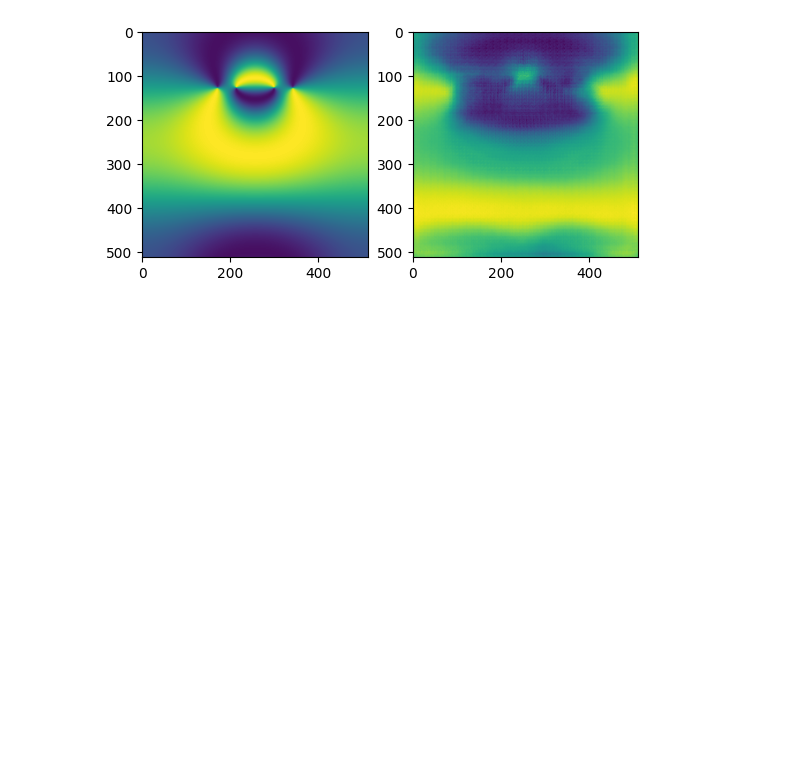
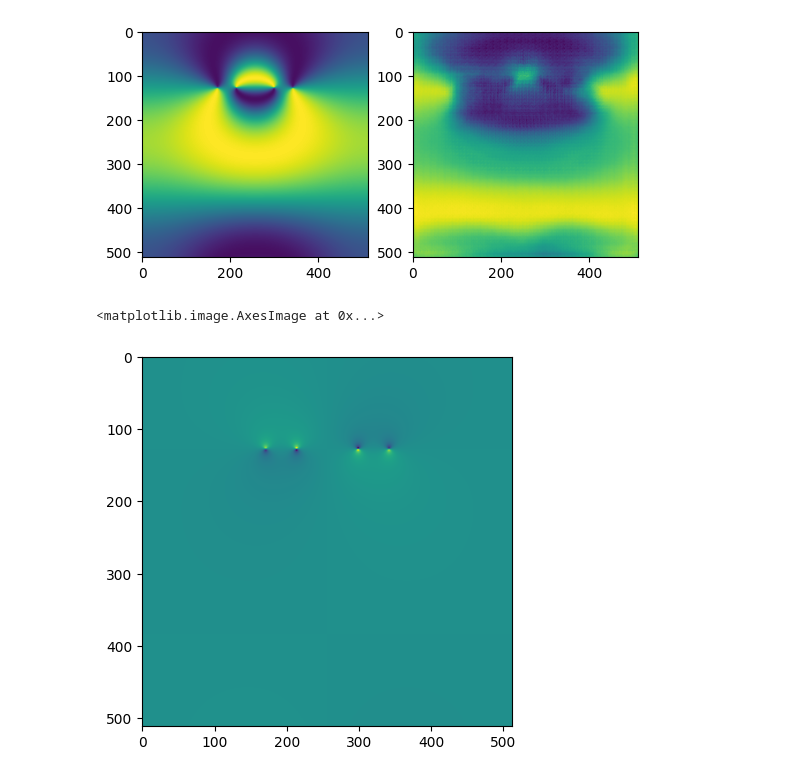
Before and after one commit to jackyvava/SR_waveFunction, a Jupyter notebook: code_1108.ipynb, the cells around one changed output. Cells and saved outputs as stored; diff of their text form; code cells hidden in the pictures; blank space fills up the shorter version.

```diff
--- a/code_1108.ipynb
+++ b/code_1108.ipynb
@@ -579,3 +511,41 @@ psi1_imag_predictions = all_predictions[0,1,:,:]
 
 psi2_real_predictions = all_predictions[0,2,:,:]
 psi2_imag_predictions = all_predictions[0,3,:,:]
+# %%
+import numpy as np
+
+# 从数据中提取 a, b, c, d
+a_targets, b_targets, c_targets, d_targets = psi1_real_targets, psi1_imag_targets, psi2_real_targets, psi2_imag_targets
+a_predictions, b_predictions, c_predictions, d_predictions = psi1_real_predictions, psi1_imag_predictions, psi2_real_predictions, psi2_imag_predictions
+
+# 定义常数 h_bar (如果需要)
+h_bar = 1  # 或者使用其他值
+
+# 计算真实数据的偏导数
+da_dx, da_dy = np.gradient(a_targets, axis=(1, 0))
+db_dx, db_dy = np.gradient(b_targets, axis=(1, 0))
+dc_dx, dc_dy = np.gradient(c_targets, axis=(1, 0))
+dd_dx, dd_dy = np.gradient(d_targets, axis=(1, 0))
+
+# 计算预测数据的偏导数
+da_dx_pred, da_dy_pred = np.gradient(a_predictions, axis=(1, 0))
+db_dx_pred, db_dy_pred = np.gradient(b_predictions, axis=(1, 0))
+dc_dx_pred, dc_dy_pred = np.gradient(c_predictions, axis=(1, 0))
+dd_dx_pred, dd_dy_pred = np.gradient(d_predictions, axis=(1, 0))
+
+# 计算真实数据的速度 u_x 和 u_y
+u_x_targets = h_bar * (a_targets * db_dx - b_targets * da_dx + c_targets * dd_dx - d_targets * dc_dx)
+u_y_targets = h_bar * (a_targets * db_dy - b_targets * da_dy + c_targets * dd_dy - d_targets * dc_dy)
+
+# 计算预测数据的速度 u_x 和 u_y
+u_x_predictions = h_bar * (a_predictions * db_dx_pred - b_predictions * da_dx_pred + c_predictions * dd_dx_pred - d_predictions * dc_dx_pred)
+u_y_predictions = h_bar * (a_predictions * db_dy_pred - b_predictions * da_dy_pred + c_predictions * dd_dy_pred - d_predictions * dc_dy_pred)
+
+# 计算误差（如需要）
+u_x_error = u_x_predictions - u_x_targets
+u_y_error = u_y_predictions - u_y_targets
+# %%
+plt.imshow(u_x_targets)
+# %% [output]
+<matplotlib.image.AxesImage at 0x...>
+[figure, added]
```
Also changed, not shown: parts of 17 cells of this notebook, 1 other file.
